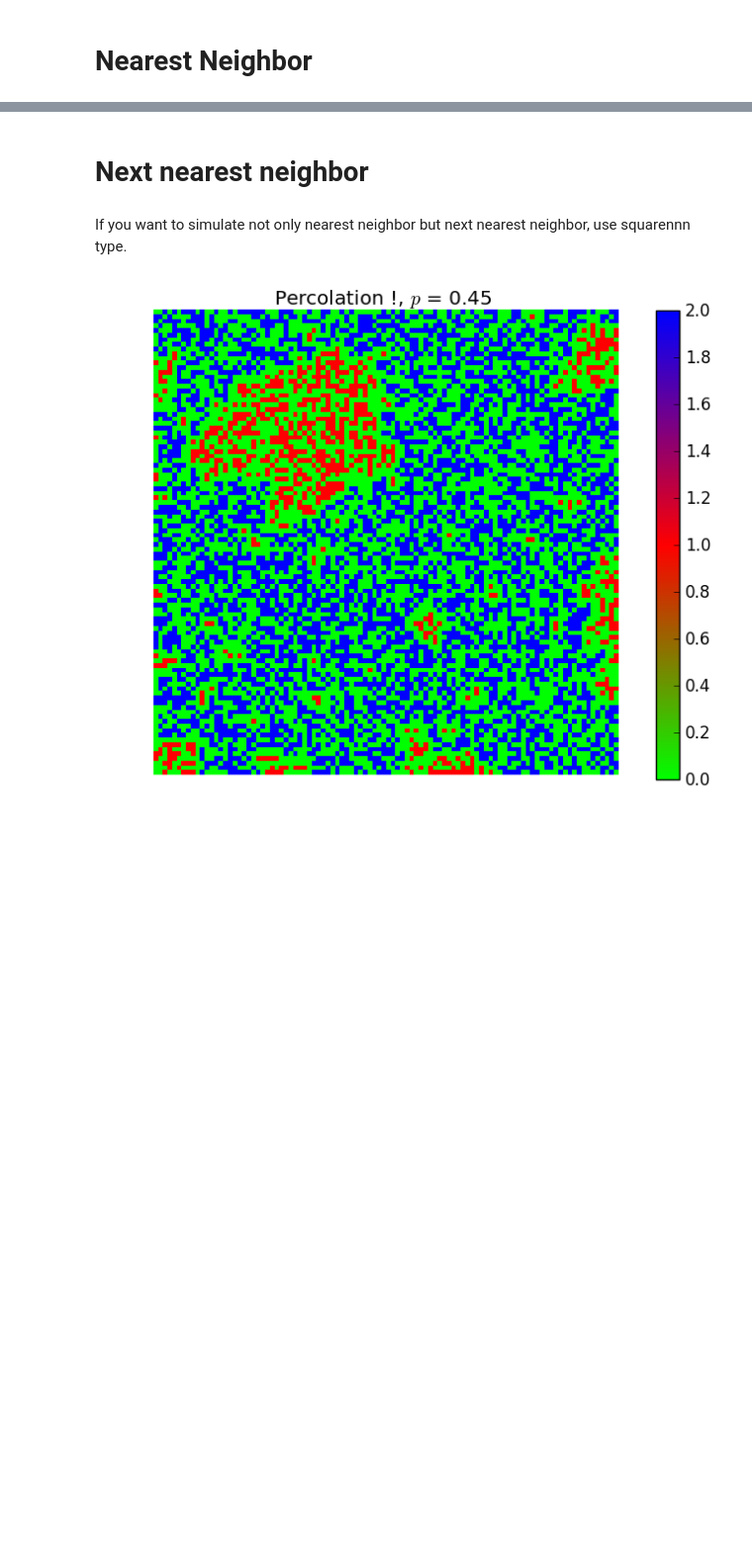
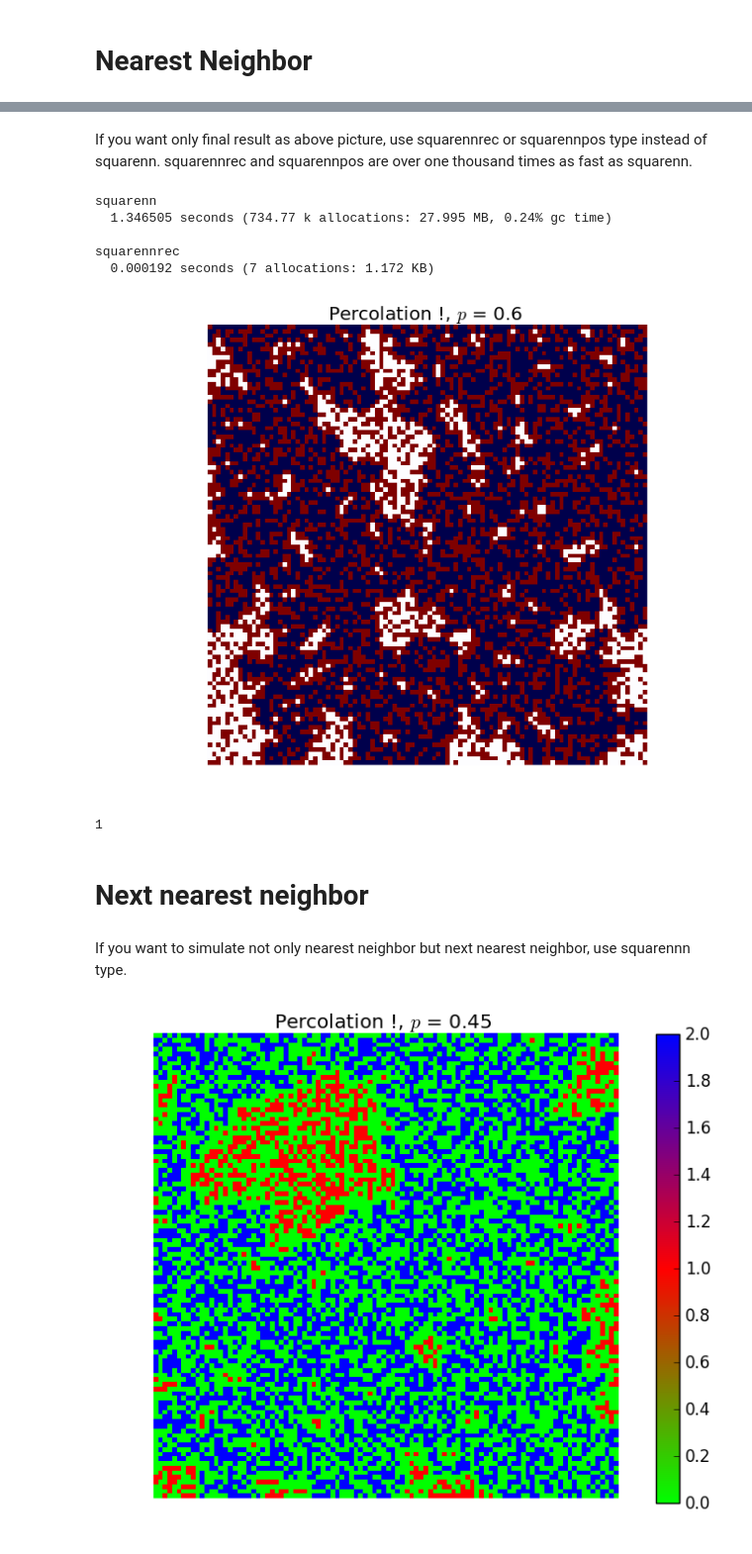
Before and after one commit to goropikari/Percolation.jl, a Jupyter notebook: example/percolation.ipynb, the cells around one changed output, grey strips where cells are left out. Shown at 99% size. Saved outputs shown, nothing was run; the diff lists cells and outputs as text; code cells hidden in the pictures; blank space fills up the shorter version.

```diff
--- a/example/percolation.ipynb
+++ b/example/percolation.ipynb
@@ -42,3 +42,28 @@ percolation(square, colorbar=true, color="seismic_r")
+# %% [markdown]
+If you want only final result as above picture, use squarennrec or squarennpos type instead of squarenn.
+squarennrec and squarennpos are over one thousand times as fast as squarenn.
+# %%
+N = 100; p = 0.6
+square = squarenn(N, p)
+println("squarenn")
+@time percolation(square, fig=false, colorbar=false, water=false);
+println()
+println("squarennrec")
+square = squarennrec(N, p)
+@time percolation(square, fig=false, colorbar=false, water=false);
+# %% [output]
+squarenn
+  1.346505 seconds (734.77 k allocations: 27.995 MB, 0.24% gc time)
+
+squarennrec
+  0.000192 seconds (7 allocations: 1.172 KB)
+# %%
+N = 100; p = 0.6
+square = squarennrec(N, p)
+percolation(square, color="seismic_r", colorbar=false)
+# %% [output]
+[figure, added]
+1
 # %% [markdown]
 # Next nearest neighbor
 # %% [markdown]
```
Also changed, not shown: parts of 14 cells of this notebook.
